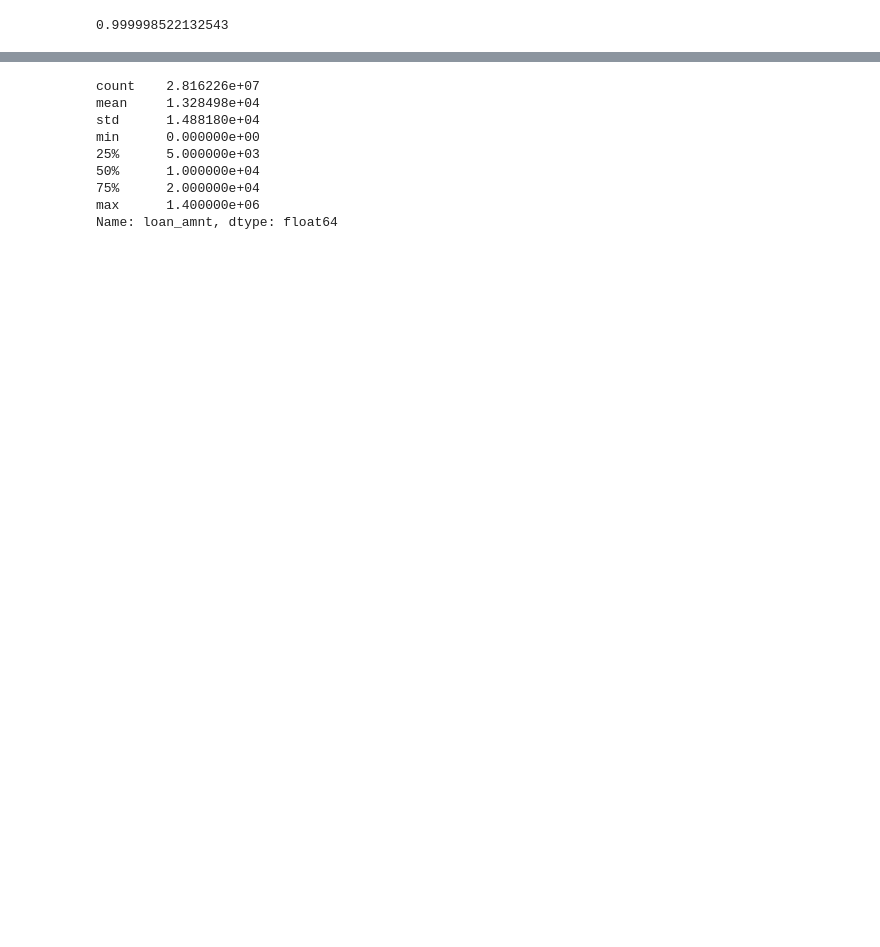
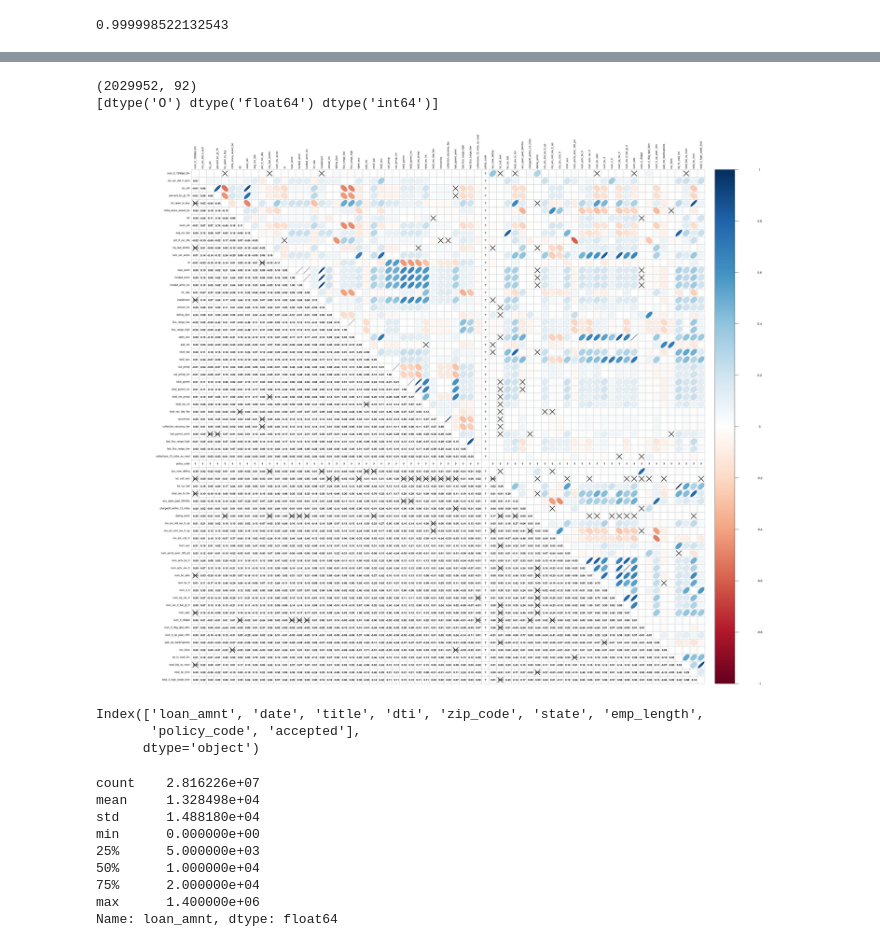
Before and after one commit to jeremylee73/citadel-summer-invitational, a Jupyter notebook: stephen.ipynb, the cells around one changed output, grey strips where cells are left out. Cells and saved outputs as stored; diff of their text form; code cells hidden in the pictures; blank space fills up the shorter version.

```diff
--- a/stephen.ipynb
+++ b/stephen.ipynb
@@ -4,9 +4,12 @@ import numpy as np
 from scipy import stats
 
 import missingno as msno
+import re
+from uszipcode import SearchEngine, SimpleZipcode, ComprehensiveZipcode
 
 import seaborn as sns
-sns.set(rc={'figure.figsize':(11.7,8.27)})
+sns.set(rc={'figure.figsize':(14.15,10)})
+import matplotlib.pyplot as plt
 
 import warnings
-warnings.filterwarnings('ignore')
+# warnings.filterwarnings('ignore')
@@ -119,0 +430,7 @@ full_data.head()
+# %%
+stripped_big_accepted = accepted[list(list(zip(*col_less_10_miss_data))[0])]
+print(stripped_big_accepted.shape)
+print(stripped_big_accepted.dtypes.unique())
+# %% [output]
+(2029952, 92)
+[dtype('O') dtype('float64') dtype('int64')]
@@ -120,3 +443,23 @@ full_data.head()
+# %%
+%%R -i sigcorr -i correl -w 4800 -h 3600 -r 144
+# %%R -i test -o sigcorr -o correl -w 1600 -h 1200 -r 300
+
+# Examine plots of relationships
+# sigcorr <- cor.mtest(test, conf.level = 0.95)
+# correl <- cor(test)
+
+colnames(correl) <- colnames(sigcorr$p)
+rownames(correl) <- rownames(sigcorr$p)
+
+corrplot.mixed(correl, lower.col="black", upper = "ellipse", tl.col = "black", number.cex=.7, tl.pos = "lt", tl.cex=.7, p.mat = sigcorr$p, sig.level = .05)
+# %% [output]
+[figure, added]
+# %%
+full_data.columns
+# %% [output]
+Index(['loan_amnt', 'date', 'title', 'dti', 'zip_code', 'state', 'emp_length',
+       'policy_code', 'accepted'],
+      dtype='object')
 # %%
 full_data['loan_amnt'].describe()
 # %% [output]
```
Also changed, not shown: parts of 49 cells of this notebook.
